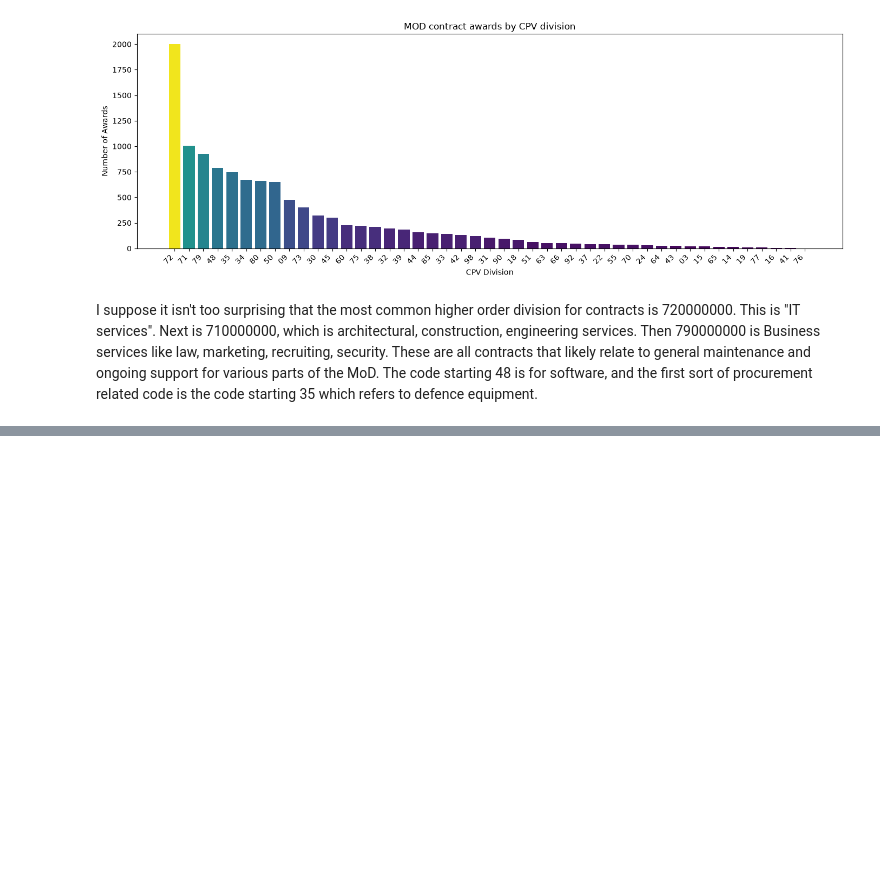
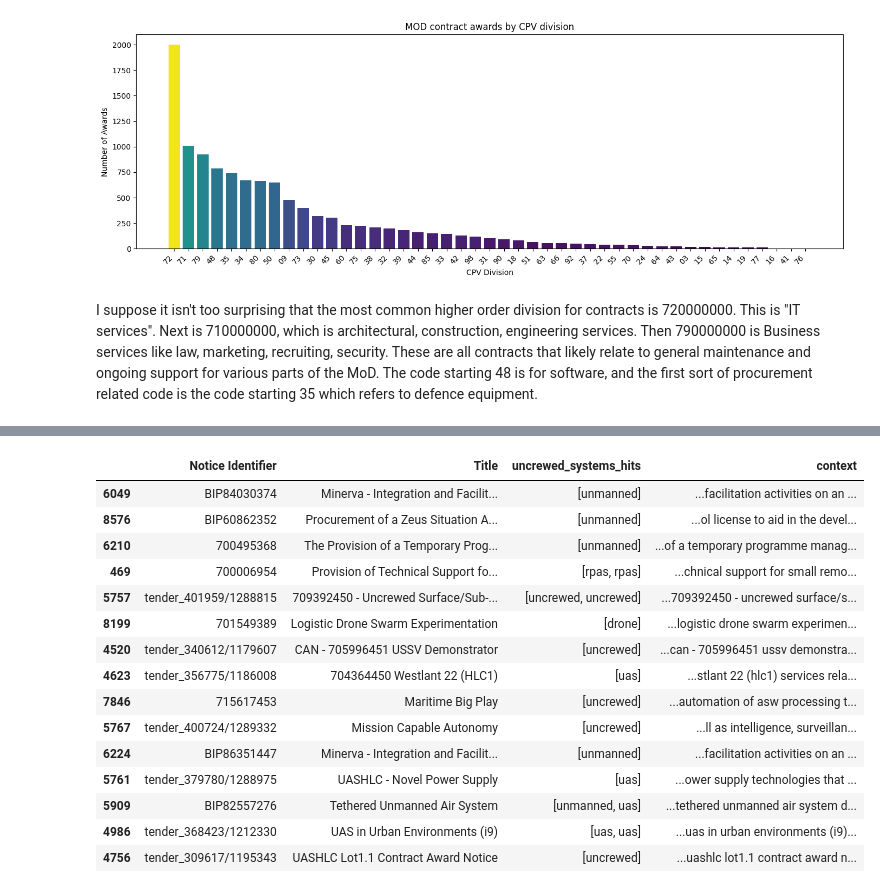
Before and after one commit to Toucanz/mod_contracts_analysis, a Jupyter notebook: contracts_notebook.ipynb, the cells around one changed output, grey strips where cells are left out. Cells and saved outputs as stored; diff of their text form; code cells hidden in the pictures; blank space fills up the shorter version.

```diff
--- a/contracts_notebook.ipynb
+++ b/contracts_notebook.ipynb
@@ -403,0 +448,52 @@ n unique suppliers: 5823
+# %%
+# --- Keyword themes (multi-label) across ALL contracts ---
+THEMES = {
+    "uncrewed_systems": r"\b(?:uav|uas|drones?|unmanned|uncrewed|rpas|loitering)\b",
+    "counter_uas":      r"\b(?:c-uas|counter[- ]uas|counter[- ]drone)\b",
+    "munitions":        r"\b(?:ammunition|munitions?|missiles?|warheads?|ordnance|explosives?|artillery)\b",
+    "air_defence":      r"\b(?:air defen[cs]e|gbad|sky sabre|camm)\b",
+    "c4isr_comms":      r"\b(?:c4isr|isr|radar|sensors?|comms|communications|radio|satcom|crypto)\b",
+    "cyber_it":         r"\b(?:cyber|software|licen[cs]es?|cloud|it services|network)\b",
+    "support_repair":   r"\b(?:repair|overhaul|spares|maintenance|in[- ]service support|pds)\b",
+    "training":         r"\b(?:training|simulat\w+|trainer)\b",
+}
+
+text = (base["Title"].fillna("") + " " + base["Description"].fillna("")).str.lower()
+
+for theme, pattern in THEMES.items():
+    base[f"{theme}_hits"] = text.str.findall(pattern)       # list of matched words per row
+    base[theme] = base[f"{theme}_hits"].str.len() > 0        # True if any match
+
+theme_cols = list(THEMES)
+base["n_themes"] = base[theme_cols].sum(axis=1)
+
+# --- Summary ---
+print(base[theme_cols].sum().sort_values(ascending=False))
+print("unclassified share:", round((base["n_themes"] == 0).mean(), 3))
+
+# --- Which keywords drive each theme (across all tagged contracts) ---
+for theme in theme_cols:
+    print(f"\n{theme}:")
+    print(base[f"{theme}_hits"].explode().value_counts().head(10))
+
+
+def clean(s):
+    """Collapse newlines, tabs and repeated spaces into single spaces."""
+    return re.sub(r"\s+", " ", str(s)).strip()
+
+def keyword_context(text, pattern, width=60):
+    """Return the text around each match, e.g. '...supply of unmanned aerial...'"""
+    snippets = []
+    for m in re.finditer(pattern, text):
+        start, end = max(m.start() - width, 0), min(m.end() + width, len(text))
+        snippets.append("..." + clean(text[start:end]) + "...")
+    return " | ".join(snippets)
+
+def check_theme(theme, n=15, seed=1):
+    tagged = base[base[theme]]
+    sample = tagged.sample(min(n, len(tagged)), random_state=seed).copy()
+    sample["Title"] = sample["Title"].apply(clean)
+    sample["context"] = text.loc[sample.index].apply(lambda t: keyword_context(t, THEMES[theme]))
+    return sample[["Notice Identifier", "Title", f"{theme}_hits", "context"]]
+check_theme("uncrewed_systems")
+# %% [output]
@@ -403,0 +517,16 @@ n unique suppliers: 5823
+|  | Notice Identifier | Title | uncrewed_systems_hits | context |
+| 6049 | BIP84030374 | Minerva - Integration and Facilit... | [unmanned] | ...facilitation activities on an ... |
+| 8576 | BIP60862352 | Procurement of a Zeus Situation A... | [unmanned] | ...ol license to aid in the devel... |
+| 6210 | 700495368 | The Provision of a Temporary Prog... | [unmanned] | ...of a temporary programme manag... |
+| 469 | 700006954 | Provision of Technical Support fo... | [rpas, rpas] | ...chnical support for small remo... |
+| 5757 | tender_401959/1288815 | 709392450 - Uncrewed Surface/Sub-... | [uncrewed, uncrewed] | ...709392450 - uncrewed surface/s... |
+| 8199 | 701549389 | Logistic Drone Swarm Experimentation | [drone] | ...logistic drone swarm experimen... |
+| 4520 | tender_340612/1179607 | CAN - 705996451 USSV Demonstrator | [uncrewed] | ...can - 705996451 ussv demonstra... |
+| 4623 | tender_356775/1186008 | 704364450 Westlant 22 (HLC1) | [uas] | ...stlant 22 (hlc1) services rela... |
+| 7846 | 715617453 | Maritime Big Play | [uncrewed] | ...automation of asw processing t... |
+| 5767 | tender_400724/1289332 | Mission Capable Autonomy | [uncrewed] | ...ll as intelligence, surveillan... |
+| 6224 | BIP86351447 | Minerva - Integration and Facilit... | [unmanned] | ...facilitation activities on an ... |
+| 5761 | tender_379780/1288975 | UASHLC - Novel Power Supply | [uas] | ...ower supply technologies that ... |
+| 5909 | BIP82557276 | Tethered Unmanned Air System | [unmanned, uas] | ...tethered unmanned air system d... |
+| 4986 | tender_368423/1212330 | UAS in Urban Environments (i9) | [uas, uas] | ...uas in urban environments (i9)... |
+| 4756 | tender_309617/1195343 | UASHLC Lot1.1 Contract Award Notice | [uncrewed] | ...uashlc lot1.1 contract award n... |
```
Also changed, not shown: parts of 20 cells of this notebook, 9 other files.
